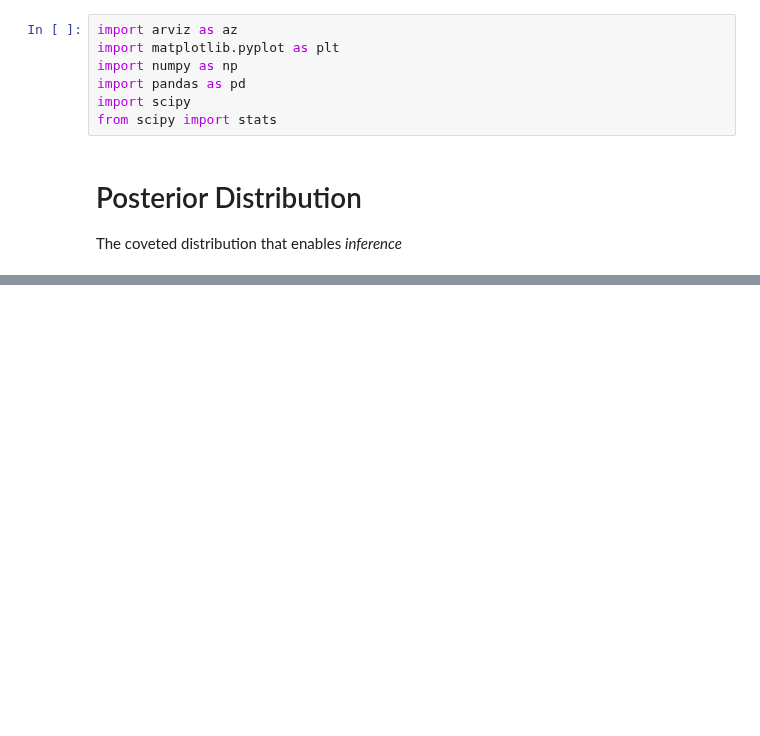
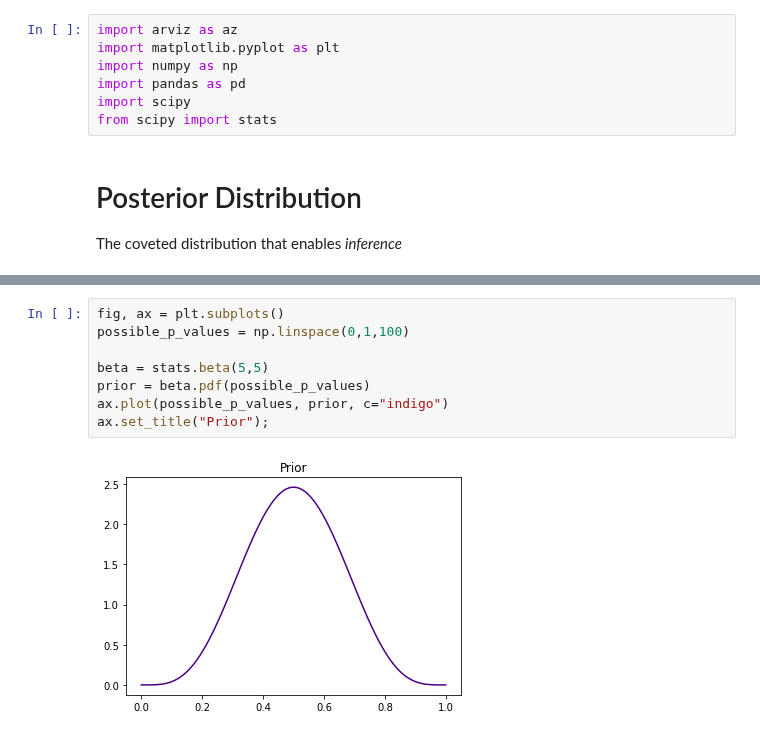
Before and after one commit to AlexAndorra/notebooks-experiments, a Jupyter notebook: lesson_bayes/Lesson_Bayes-Posterior.ipynb, the cells around one changed output, grey strips where cells are left out. Drawn from its saved outputs; the diff is of its cells as text; blank space fills up the shorter version.

Commit message:
Add priors and posteriors

```diff
--- a/lesson_bayes/Lesson_Bayes-Posterior.ipynb
+++ b/lesson_bayes/Lesson_Bayes-Posterior.ipynb
@@ -29,0 +33,10 @@ In simple cases obtaining the posterior is straightforward. Once you get
+# %%
+fig, ax = plt.subplots()
+possible_p_values = np.linspace(0,1,100)
+
+beta = stats.beta(5,5)
+prior = beta.pdf(possible_p_values)
+ax.plot(possible_p_values, prior, c="indigo")
+ax.set_title("Prior");
+# %% [output]
+[figure, added]
```
Also changed, not shown: parts of 20 cells of this notebook, 1 other file.
